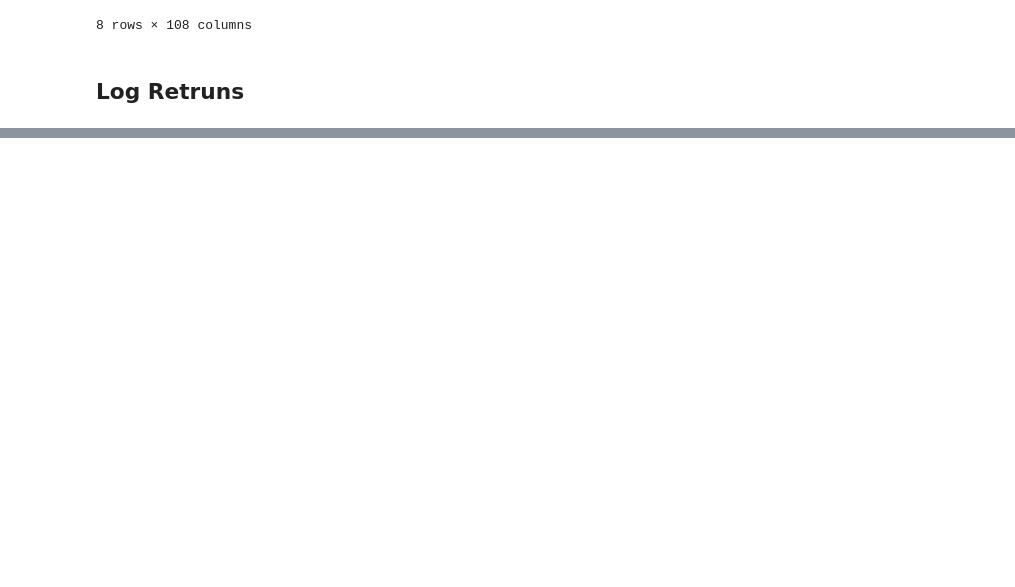
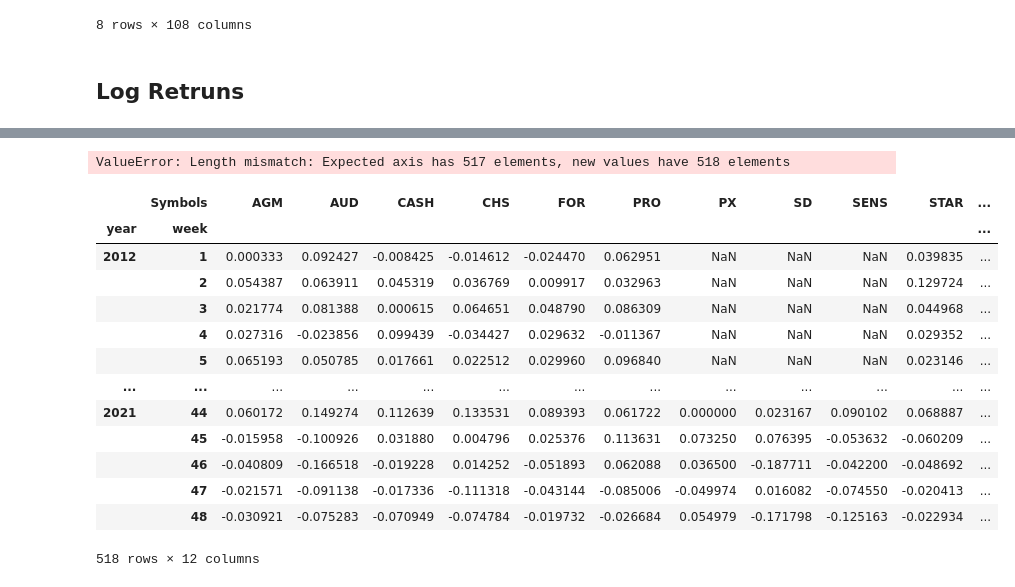
Before and after one commit to DaniloMendezR/master_thesis, a Jupyter notebook: Tables_creation.ipynb, the cells around one changed output, grey strips where cells are left out. Saved outputs shown, nothing was run; the diff lists cells and outputs as text; code cells hidden in the pictures; blank space fills up the shorter version.

Commit message:
new y tables w/o small y

```diff
--- a/Tables_creation.ipynb
+++ b/Tables_creation.ipynb
@@ -163,0 +166,22 @@ small_log_ret.to_csv(os.path.join(PATH,'Tables','small_log_ret.csv')) #Store in
+# %%
+def set_date_grouped(df):
+    #df["Date"] = pd.to_datetime(df["Date"])
+    df["year"] = df.index.year
+    df["week"] = df.index.isocalendar().week
+    grouped = df.groupby(["year", "week"]).sum(min_count = 1)
+    return grouped
+
+def get_weekly_ranking(df):
+    init = df.iloc[0,:].sort_values(ascending = False)
+    for idx, value in enumerate(init.index):
+            init[value] = idx +1
+    init = init.to_frame().T
+    for i in range(df.shape[0]-1):
+        new_row = df.iloc[i+1,:].sort_values(ascending = False)
+        for idx, value in enumerate(new_row.index):
+            new_row[value] = idx +1
+        new_row = new_row.to_frame().T
+        init = pd.merge(init, new_row, how = 'outer')
+
+    init.index = df.index
+    return init.sort_index(axis=1)
@@ -163,0 +199,28 @@ small_log_ret.to_csv(os.path.join(PATH,'Tables','small_log_ret.csv')) #Store in
+# %%
+big_y = get_weekly_ranking(set_date_grouped(big_log_ret))
+big_y.to_csv(os.path.join(PATH,'Tables','big_y.csv'))
+
+mid_y = get_weekly_ranking(set_date_grouped(mid_log_ret))
+mid_y.to_csv(os.path.join(PATH,'Tables','mid_y.csv'))
+
+small_y = get_weekly_ranking(set_date_grouped(small_log_ret))
+small_y.to_csv(os.path.join(PATH,'Tables','small_y.csv'))
+# %% [output]
+ValueError: Length mismatch: Expected axis has 517 elements, new values have 518 elements
+# %%
+set_date_grouped(small_log_ret)
+# %% [output]
+|  | Symbols | AGM | AUD | CASH | CHS | FOR | PRO | PX | SD | SENS | STAR | ... |
+| year | week |  |  |  |  |  |  |  |  |  |  | ... |
+| 2012 | 1 | 0.000333 | 0.092427 | -0.008425 | -0.014612 | -0.024470 | 0.062951 | NaN | NaN | NaN | 0.039835 | ... |
+|  | 2 | 0.054387 | 0.063911 | 0.045319 | 0.036769 | 0.009917 | 0.032963 | NaN | NaN | NaN | 0.129724 | ... |
+|  | 3 | 0.021774 | 0.081388 | 0.000615 | 0.064651 | 0.048790 | 0.086309 | NaN | NaN | NaN | 0.044968 | ... |
+|  | 4 | 0.027316 | -0.023856 | 0.099439 | -0.034427 | 0.029632 | -0.011367 | NaN | NaN | NaN | 0.029352 | ... |
+|  | 5 | 0.065193 | 0.050785 | 0.017661 | 0.022512 | 0.029960 | 0.096840 | NaN | NaN | NaN | 0.023146 | ... |
+| ... | ... | ... | ... | ... | ... | ... | ... | ... | ... | ... | ... | ... |
+| 2021 | 44 | 0.060172 | 0.149274 | 0.112639 | 0.133531 | 0.089393 | 0.061722 | 0.000000 | 0.023167 | 0.090102 | 0.068887 | ... |
+|  | 45 | -0.015958 | -0.100926 | 0.031880 | 0.004796 | 0.025376 | 0.113631 | 0.073250 | 0.076395 | -0.053632 | -0.060209 | ... |
+|  | 46 | -0.040809 | -0.166518 | -0.019228 | 0.014252 | -0.051893 | 0.062088 | 0.036500 | -0.187711 | -0.042200 | -0.048692 | ... |
+|  | 47 | -0.021571 | -0.091138 | -0.017336 | -0.111318 | -0.043144 | -0.085006 | -0.049974 | 0.016082 | -0.074550 | -0.020413 | ... |
+|  | 48 | -0.030921 | -0.075283 | -0.070949 | -0.074784 | -0.019732 | -0.026684 | 0.054979 | -0.171798 | -0.125163 | -0.022934 | ... |
+518 rows × 12 columns
```
Also changed, not shown: parts of 5 cells of this notebook, 9 other files.
